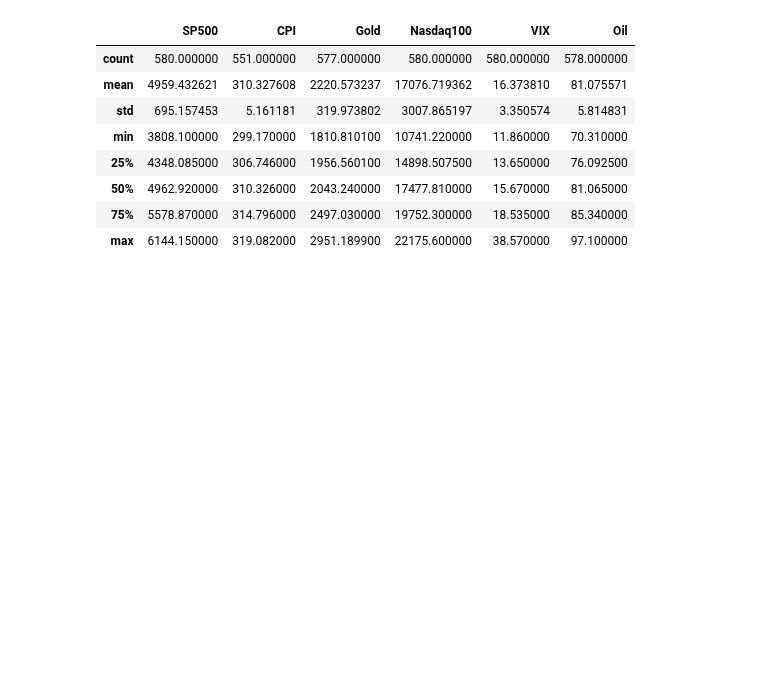
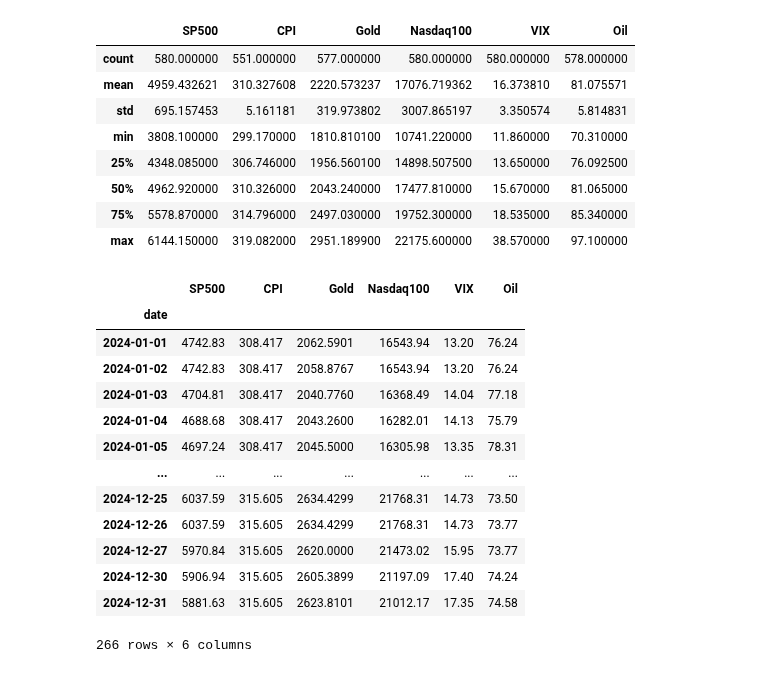
Before and after one commit to alexzheng123/EC331-project, a Jupyter notebook: EMH/Code/Macro_wrangling.ipynb, the cells around one changed output. Saved outputs shown, nothing was run; the diff lists cells and outputs as text; code cells hidden in the pictures; blank space fills up the shorter version.

```diff
--- a/EMH/Code/Macro_wrangling.ipynb
+++ b/EMH/Code/Macro_wrangling.ipynb
@@ -71,4 +71,22 @@ df.describe()
 | 50% | 4962.920000 | 310.326000 | 2043.240000 | 17477.810000 | 15.670000 | 81.065000 |
 | 75% | 5578.870000 | 314.796000 | 2497.030000 | 19752.300000 | 18.535000 | 85.340000 |
 | max | 6144.150000 | 319.082000 | 2951.189900 | 22175.600000 | 38.570000 | 97.100000 |
+# %%
+df_1 = df.loc['2024-01-01':'2024-12-31']
+df_1
+# %% [output]
+|  | SP500 | CPI | Gold | Nasdaq100 | VIX | Oil |
+| date |  |  |  |  |  |  |
+| 2024-01-01 | 4742.83 | 308.417 | 2062.5901 | 16543.94 | 13.20 | 76.24 |
+| 2024-01-02 | 4742.83 | 308.417 | 2058.8767 | 16543.94 | 13.20 | 76.24 |
+| 2024-01-03 | 4704.81 | 308.417 | 2040.7760 | 16368.49 | 14.04 | 77.18 |
+| 2024-01-04 | 4688.68 | 308.417 | 2043.2600 | 16282.01 | 14.13 | 75.79 |
+| 2024-01-05 | 4697.24 | 308.417 | 2045.5000 | 16305.98 | 13.35 | 78.31 |
+| ... | ... | ... | ... | ... | ... | ... |
+| 2024-12-25 | 6037.59 | 315.605 | 2634.4299 | 21768.31 | 14.73 | 73.50 |
+| 2024-12-26 | 6037.59 | 315.605 | 2634.4299 | 21768.31 | 14.73 | 73.77 |
+| 2024-12-27 | 5970.84 | 315.605 | 2620.0000 | 21473.02 | 15.95 | 73.77 |
+| 2024-12-30 | 5906.94 | 315.605 | 2605.3899 | 21197.09 | 17.40 | 74.24 |
+| 2024-12-31 | 5881.63 | 315.605 | 2623.8101 | 21012.17 | 17.35 | 74.58 |
+266 rows × 6 columns
 # %%
```
Also changed, not shown: parts of 1 cell of this notebook, 15 other files.
